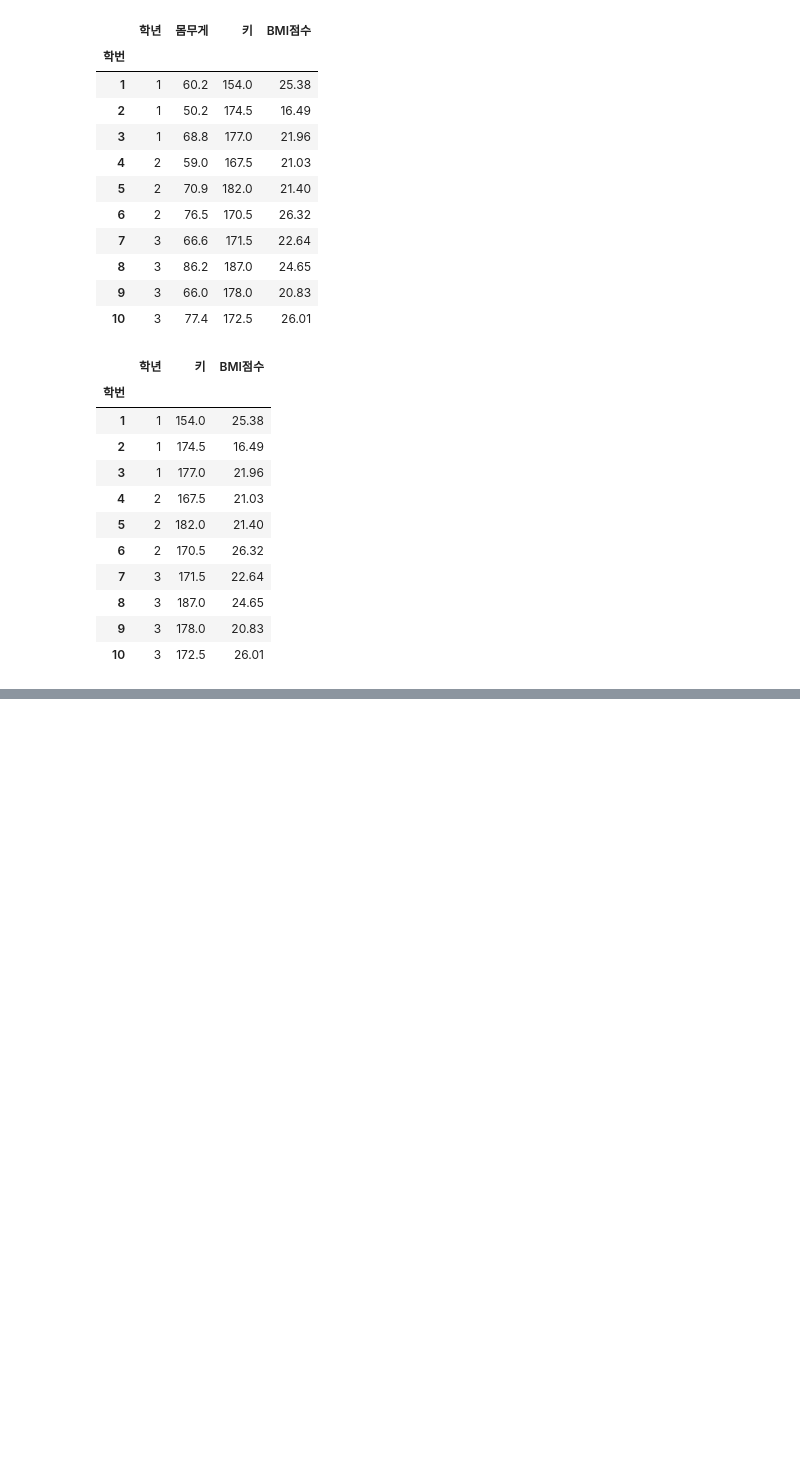
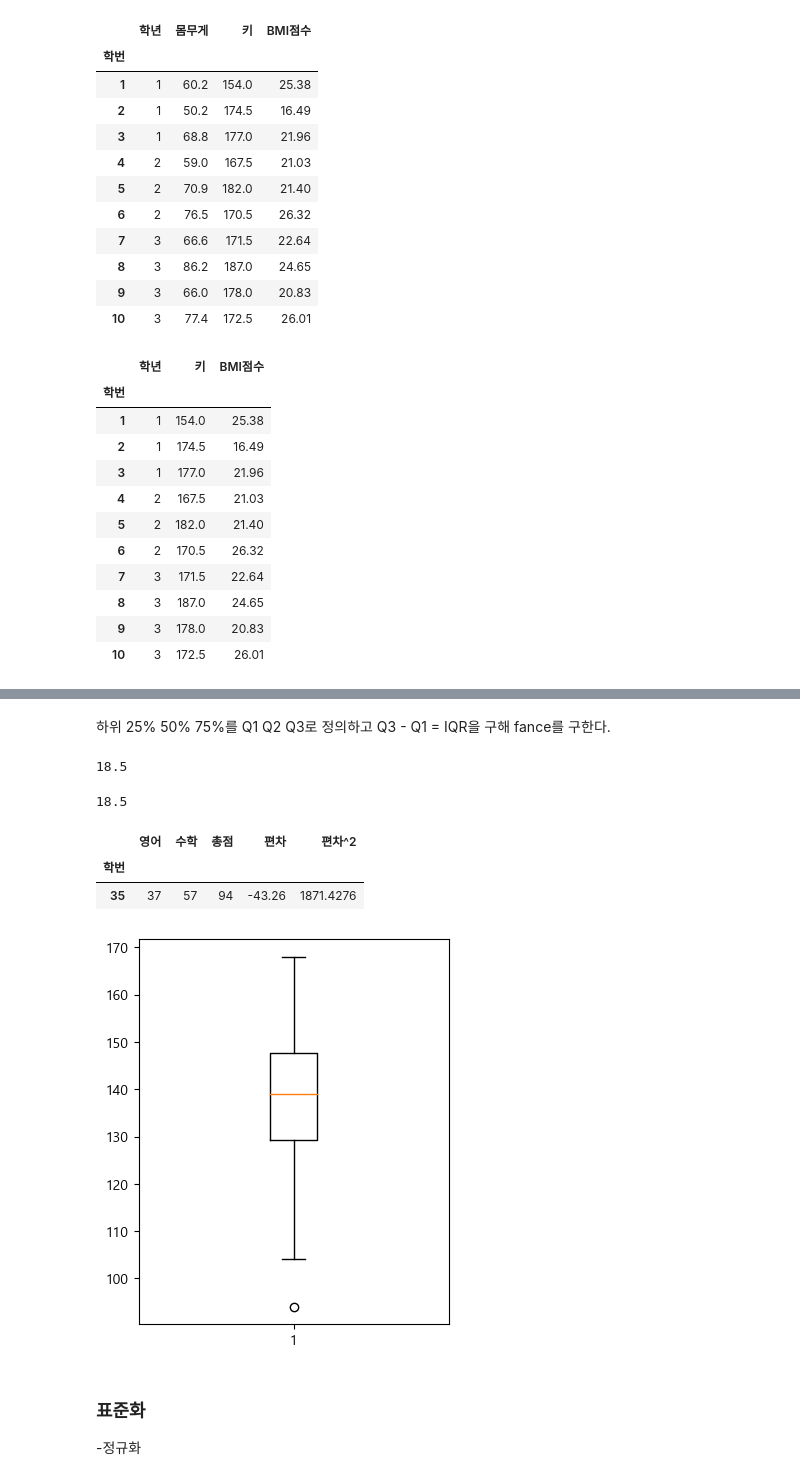
Before and after one commit to keulreobeu/bigdate_student, a Jupyter notebook: jupyter/stats/04.descriptive stats.ipynb, the cells around one changed output, grey strips where cells are left out. Drawn from its saved outputs; the diff is of its cells as text; code cells hidden in the pictures; blank space fills up the shorter version.

```diff
--- a/jupyter/stats/04.descriptive stats.ipynb
+++ b/jupyter/stats/04.descriptive stats.ipynb
@@ -204,0 +405,3 @@ df_3
+# %%
+df = pd.read_csv('data/scores_50.csv', index_col='학번')
+df.head()
@@ -204,0 +483,3 @@ df_3
+# %%
+df['총점'] = df.sum(axis=1)
+df.head()
@@ -204,0 +494,7 @@ df_3
+# %%
+df['편차'] = df['총점']-df['총점'].mean()
+df['편차^2'] = np.power(df['편차'], 2)
+
+print(f"{df['편차^2'].sum() / df.shape[0]:.3f}")
+print(f"{df['편차^2'].sum() / (df.shape[0] - 1):.3f}")
+df.head()
@@ -204,0 +584,41 @@ df_3
+# %% [markdown]
+하위 25%  50%  75%를 Q1 Q2 Q3로 정의하고 Q3 - Q1 = IQR을 구해 fance를 구한다.
+# %%
+# 백분위수 (0~100)
+Q = np.percentile(df['총점'], [25, 75])
+Q1 = Q[0]
+Q3 = Q[1]
+IQR = Q3- Q1
+IQR
+# %% [output]
+18.5
+# %%
+# 분위수 (0~1)
+Q = np.quantile(df['총점'], [0.25, 0.75])
+Q1 = Q[0]
+Q3 = Q[1]
+IQR = Q3- Q1
+IQR
+# %% [output]
+18.5
+# %%
+# 아웃라이너 검출
+outlier_cond = (df['총점'] > Q3 + 1.5 * IQR) | (df['총점'] < Q1 - 1.5 * IQR)
+df.loc[outlier_cond]
+# %% [output]
+|  | 영어 | 수학 | 총점 | 편차 | 편차^2 |
+| 학번 |  |  |  |  |  |
+| 35 | 37 | 57 | 94 | -43.26 | 1871.4276 |
+# %%
+# 박스플롯
+fig = plt.figure(figsize=(4, 5))
+ax = fig.add_subplot(1, 1, 1)
+ax.boxplot(df['총점'])
+
+plt.show()
+# %% [output]
+[figure, added]
+# %% [markdown]
+### 표준화
+
+-정규화
```
Also changed, not shown: parts of 65 cells of this notebook.
